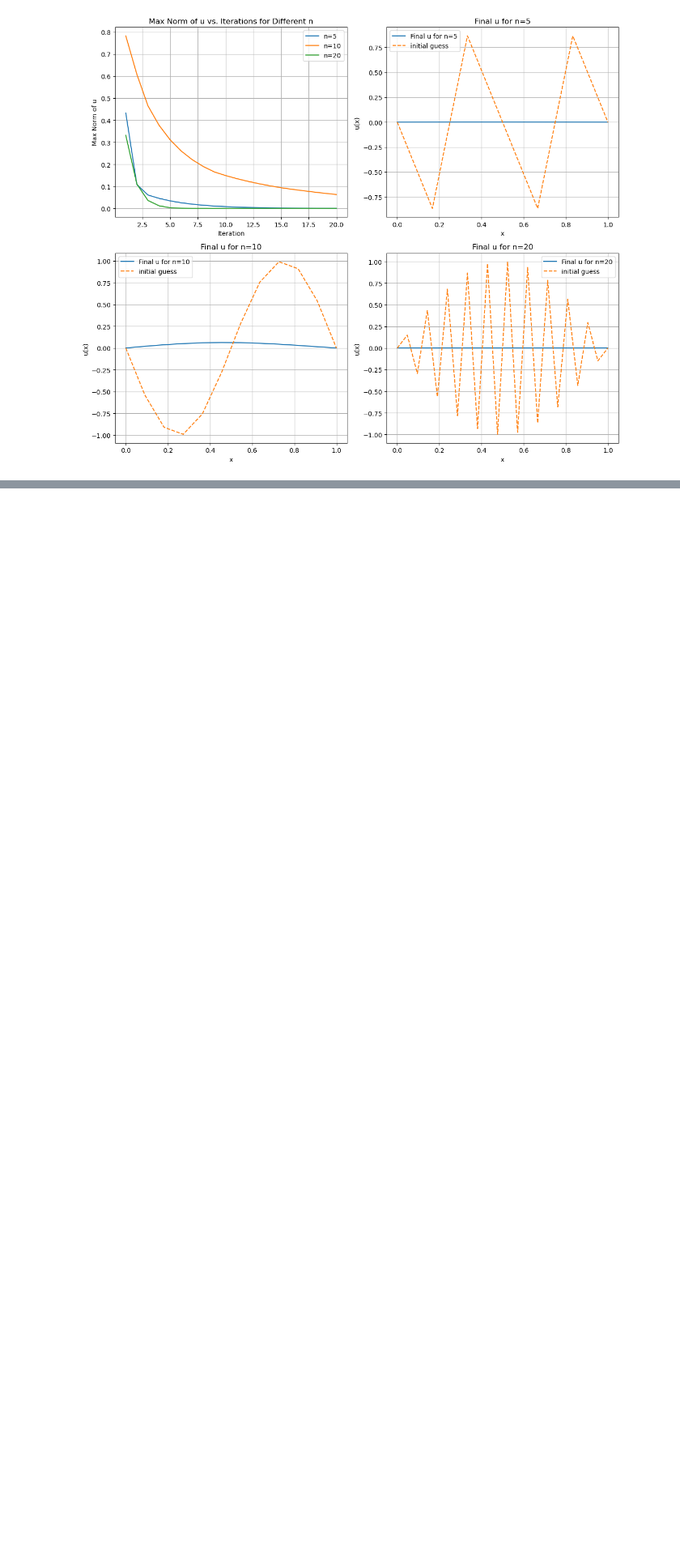
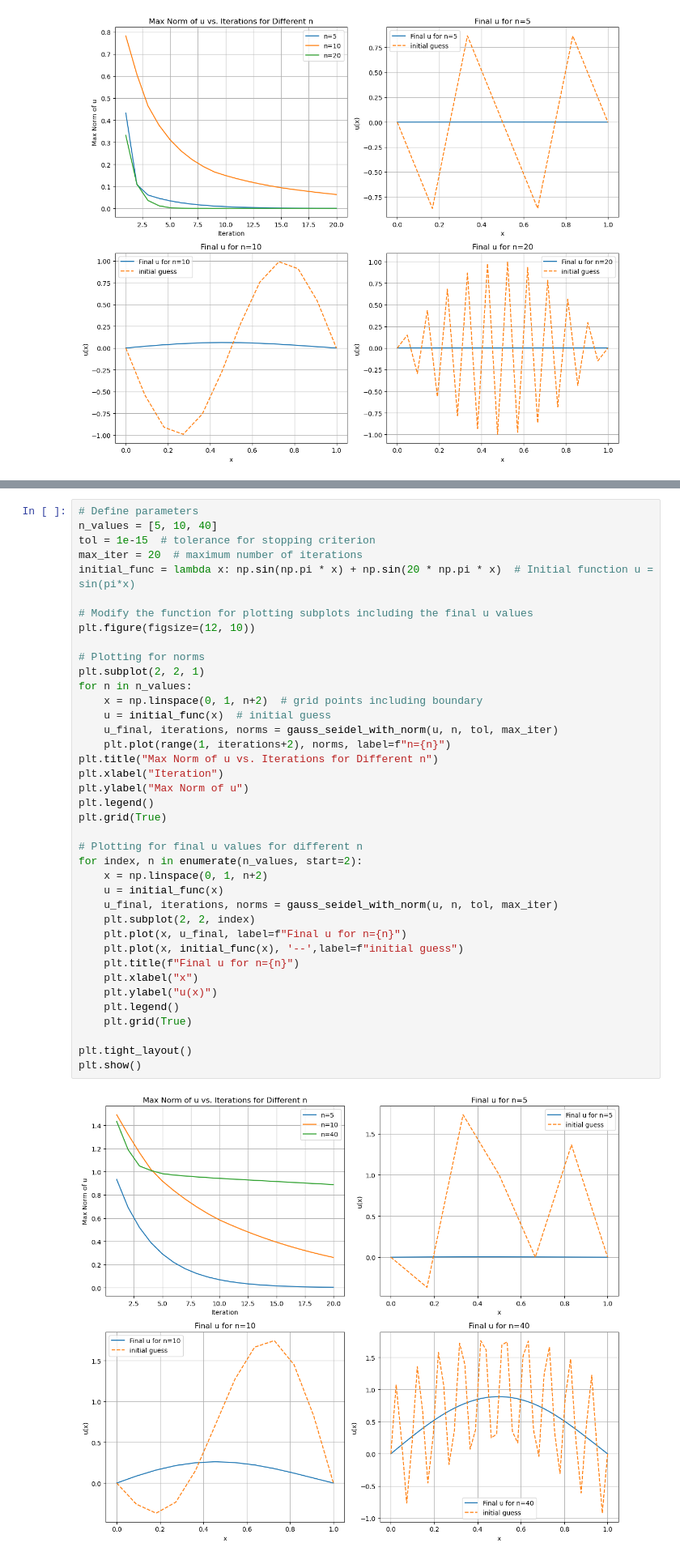
Before and after one commit to wangheyu/NA, a Jupyter notebook: Multi-Grid.ipynb, the cells around one changed output, grey strips where cells are left out. Shown at 81% size. Cells and saved outputs as stored; diff of their text form; blank space fills up the shorter version.

```diff
--- a/Multi-Grid.ipynb
+++ b/Multi-Grid.ipynb
@@ -130,0 +133,41 @@ plt.show()
+# %%
+# Define parameters
+n_values = [5, 10, 40]
+tol = 1e-15  # tolerance for stopping criterion
+max_iter = 20  # maximum number of iterations
+initial_func = lambda x: np.sin(np.pi * x) + np.sin(20 * np.pi * x)  # Initial function u = sin(pi*x)
+
+# Modify the function for plotting subplots including the final u values
+plt.figure(figsize=(12, 10))
+
+# Plotting for norms
+plt.subplot(2, 2, 1)
+for n in n_values:
+    x = np.linspace(0, 1, n+2)  # grid points including boundary
+    u = initial_func(x)  # initial guess
+    u_final, iterations, norms = gauss_seidel_with_norm(u, n, tol, max_iter)
+    plt.plot(range(1, iterations+2), norms, label=f"n={n}")
+plt.title("Max Norm of u vs. Iterations for Different n")
+plt.xlabel("Iteration")
+plt.ylabel("Max Norm of u")
+plt.legend()
+plt.grid(True)
+
+# Plotting for final u values for different n
+for index, n in enumerate(n_values, start=2):
+    x = np.linspace(0, 1, n+2)
+    u = initial_func(x)
+    u_final, iterations, norms = gauss_seidel_with_norm(u, n, tol, max_iter)
+    plt.subplot(2, 2, index)
+    plt.plot(x, u_final, label=f"Final u for n={n}")
+    plt.plot(x, initial_func(x), '--',label=f"initial guess")
+    plt.title(f"Final u for n={n}")
+    plt.xlabel("x")
+    plt.ylabel("u(x)")
+    plt.legend()
+    plt.grid(True)
+
+plt.tight_layout()
+plt.show()
+# %% [output]
+[figure, added]
```
Also changed, not shown: parts of 3 cells of this notebook.
